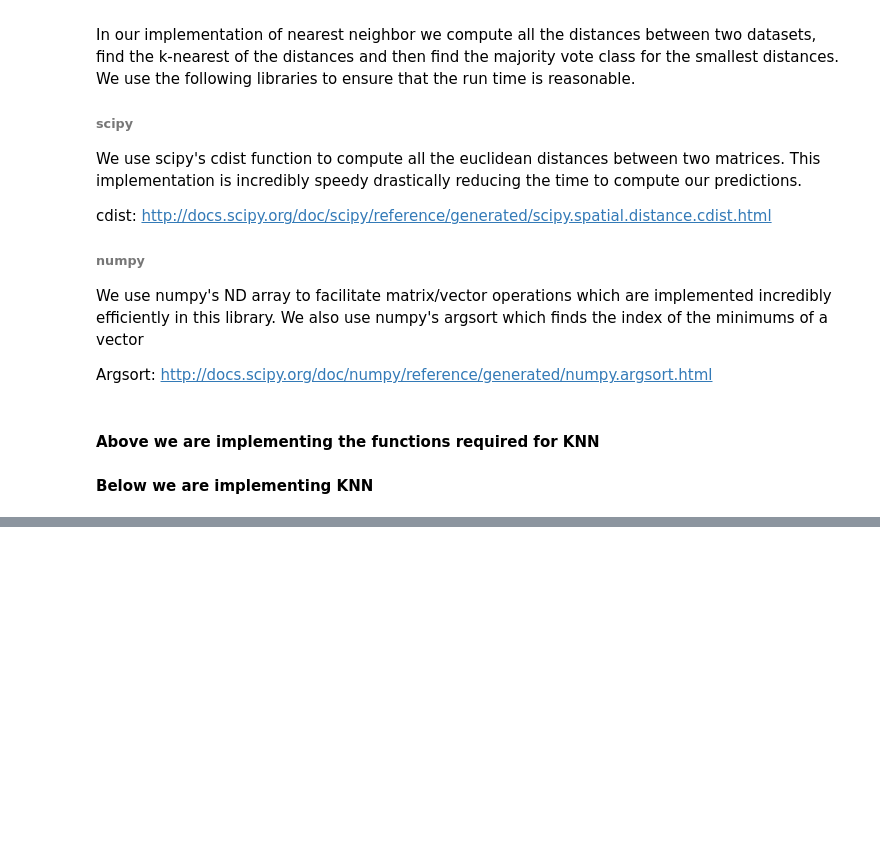
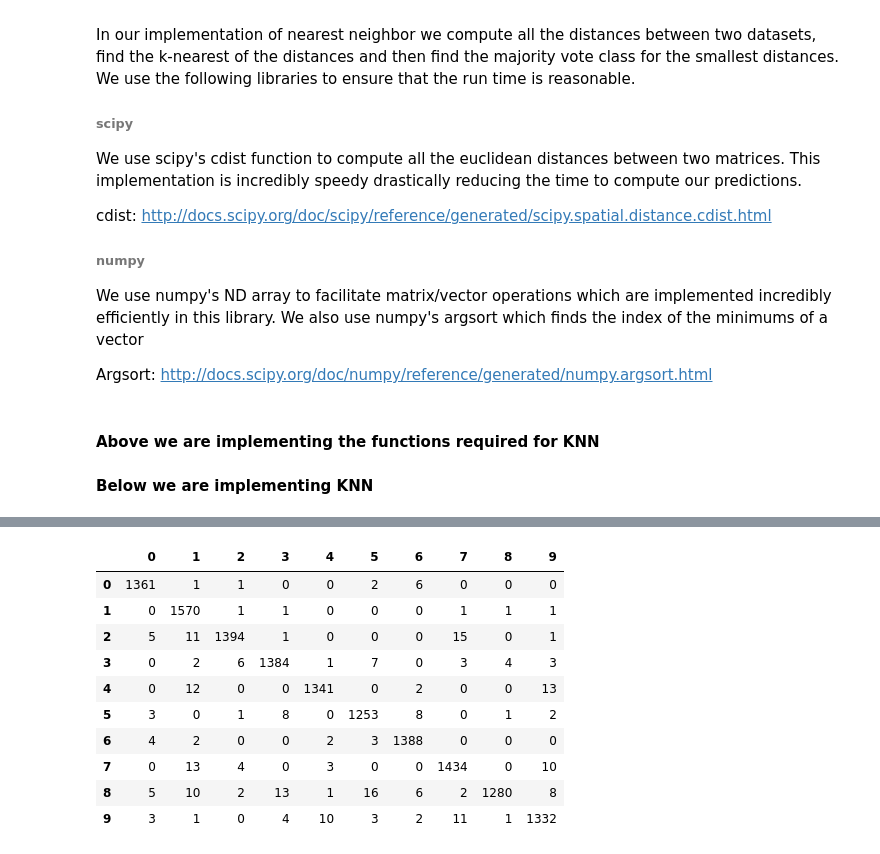
Before and after one commit to raudabaugh/applied-machine-learning, a Jupyter notebook: lab1/Final Code.ipynb, the cells around one changed output, grey strips where cells are left out. Cells and saved outputs as stored; diff of their text form; code cells hidden in the pictures; blank space fills up the shorter version.

```diff
--- a/lab1/Final Code.ipynb
+++ b/lab1/Final Code.ipynb
@@ -339,0 +409,11 @@ def splitArray(numpyArray):
+# %%
+def getTruth(test_labels, results):
+    truth = []
+    for i in xrange(min(len(test_labels), len(results_fold_one))):
+        truth.append({"actual": test_labels[i], "predicted": results[i]})
+
+    return truth
+
+fold_one_truth = getTruth(labels[0:size], results_fold_one)
+fold_two_truth = getTruth(labels[size:2*size], results_fold_two)
+fold_three_truth = getTruth(labels[2*size:], results_fold_three)
@@ -339,0 +430,2 @@ def splitArray(numpyArray):
+# %%
+result_all = kNNWithDistances(train_train_distances, labels, 5)
@@ -339,0 +434,16 @@ def splitArray(numpyArray):
+# %%
+result_all_truth = getTruth(labels, result_all)
+# %%
+createMatrix(result_all_truth)
+# %% [output]
+|  | 0 | 1 | 2 | 3 | 4 | 5 | 6 | 7 | 8 | 9 |
+| 0 | 1361 | 1 | 1 | 0 | 0 | 2 | 6 | 0 | 0 | 0 |
+| 1 | 0 | 1570 | 1 | 1 | 0 | 0 | 0 | 1 | 1 | 1 |
+| 2 | 5 | 11 | 1394 | 1 | 0 | 0 | 0 | 15 | 0 | 1 |
+| 3 | 0 | 2 | 6 | 1384 | 1 | 7 | 0 | 3 | 4 | 3 |
+| 4 | 0 | 12 | 0 | 0 | 1341 | 0 | 2 | 0 | 0 | 13 |
+| 5 | 3 | 0 | 1 | 8 | 0 | 1253 | 8 | 0 | 1 | 2 |
+| 6 | 4 | 2 | 0 | 0 | 2 | 3 | 1388 | 0 | 0 | 0 |
+| 7 | 0 | 13 | 4 | 0 | 3 | 0 | 0 | 1434 | 0 | 10 |
+| 8 | 5 | 10 | 2 | 13 | 1 | 16 | 6 | 2 | 1280 | 8 |
+| 9 | 3 | 1 | 0 | 4 | 10 | 3 | 2 | 11 | 1 | 1332 |
```
Also changed, not shown: parts of 20 cells of this notebook, 1 other file.
